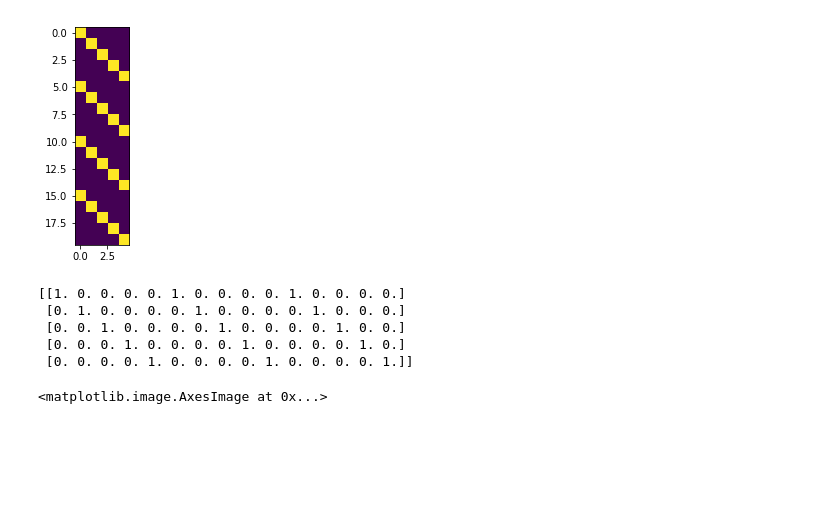
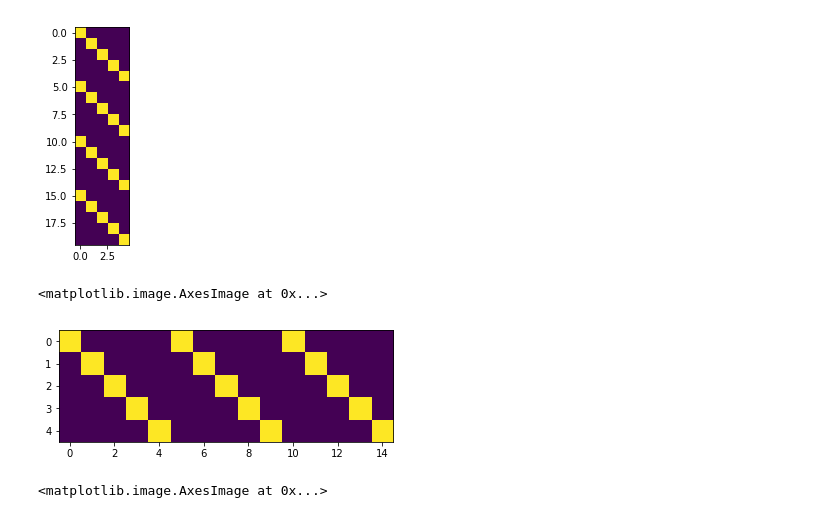
Before and after one commit to d-r-e/bootcamp_python, a Jupyter notebook: day03/ex02/ScrapBooker.ipynb, the cells around one changed output. Cells and saved outputs as stored; diff of their text form; code cells hidden in the pictures; blank space fills up the shorter version.

```diff
--- a/day03/ex02/ScrapBooker.ipynb
+++ b/day03/ex02/ScrapBooker.ipynb
@@ -81,13 +81,10 @@ plt.imshow(scb.juxtapose(np.identity(5), 4, 0))
 <matplotlib.image.AxesImage at 0x...>
 [figure]
 # %%
-print(scb.juxtapose(np.identity(5), 3, 1))
+plt.imshow(scb.juxtapose(np.identity(5), 3, 1))
 # %% [output]
-[[1. 0. 0. 0. 0. 1. 0. 0. 0. 0. 1. 0. 0. 0. 0.]
- [0. 1. 0. 0. 0. 0. 1. 0. 0. 0. 0. 1. 0. 0. 0.]
- [0. 0. 1. 0. 0. 0. 0. 1. 0. 0. 0. 0. 1. 0. 0.]
- [0. 0. 0. 1. 0. 0. 0. 0. 1. 0. 0. 0. 0. 1. 0.]
- [0. 0. 0. 0. 1. 0. 0. 0. 0. 1. 0. 0. 0. 0. 1.]]
+<matplotlib.image.AxesImage at 0x...>
+[figure, added]
 # %%
 plt.imshow(scb.juxtapose(cropped, 4, 0))
 # %% [output]
```
